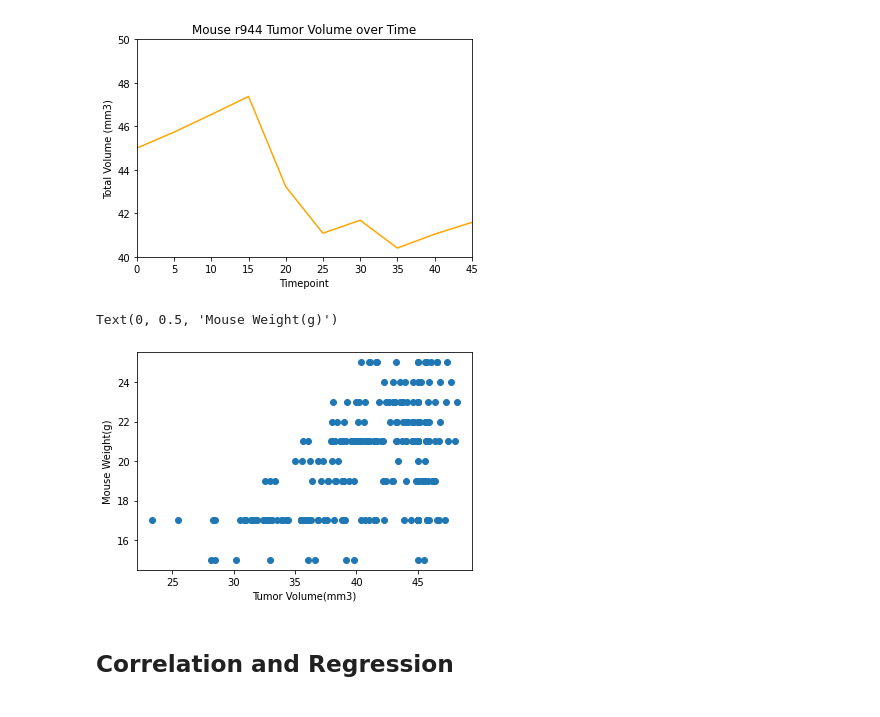
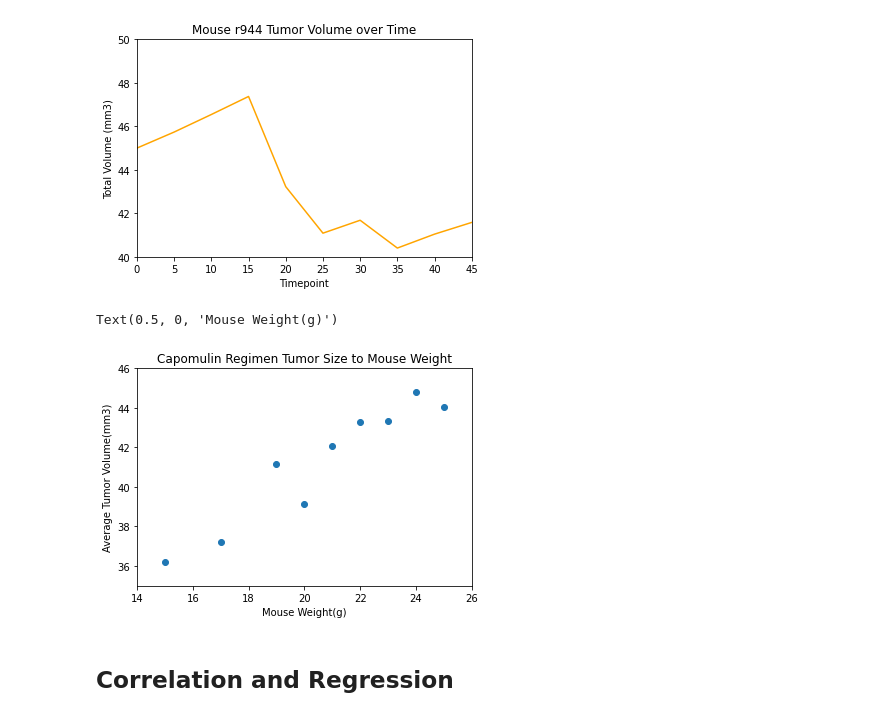
Before and after one commit to pulliam-chris/Matplotlib-Pharma, a Jupyter notebook: pymaceuticals_main.ipynb, the cells around one changed output. Cells and saved outputs as stored; diff of their text form; code cells hidden in the pictures.

Commit message:
movement on scatter plot showing avg tumor size to weight.  box plot broken

```diff
--- a/pymaceuticals_main.ipynb
+++ b/pymaceuticals_main.ipynb
@@ -381,13 +381,22 @@ plt.show
 # %%
 # Generate a scatter plot of average tumor volume vs. mouse weight for the Capomulin regimen
 capomulin_only_df = study_results_clean.loc[(study_results_clean["Drug Regimen"] == "Capomulin")]
+capomulin_only_df = capomulin_only_df.groupby("Weight (g)")
+capomulin_only_df = capomulin_only_df["Tumor Volume (mm3)"].mean()
+#capomulin_only_df.plot(kind='scatter')
 
-plt.scatter(capomulin_only_df.iloc[:,2],capomulin_only_df.iloc[:,7])
-plt.xlabel('Tumor Volume(mm3)')
-plt.ylabel('Mouse Weight(g)')
+x_values = capomulin_only_df.index
+y_values = capomulin_only_df
+
+plt.scatter(x_values,y_values)
+plt.title("Capomulin Regimen Tumor Size to Mouse Weight")
+plt.ylim(35, 46)
+plt.xlim(14, 26)
+plt.ylabel('Average Tumor Volume(mm3)')
+plt.xlabel('Mouse Weight(g)')
 # %% [output]
-Text(0, 0.5, 'Mouse Weight(g)')
+Text(0.5, 0, 'Mouse Weight(g)')
-[figure, old version]
+[figure, new version]
 # %% [markdown]
 ## Correlation and Regression
 # %%
```
Also changed, not shown: parts of 6 cells of this notebook.
